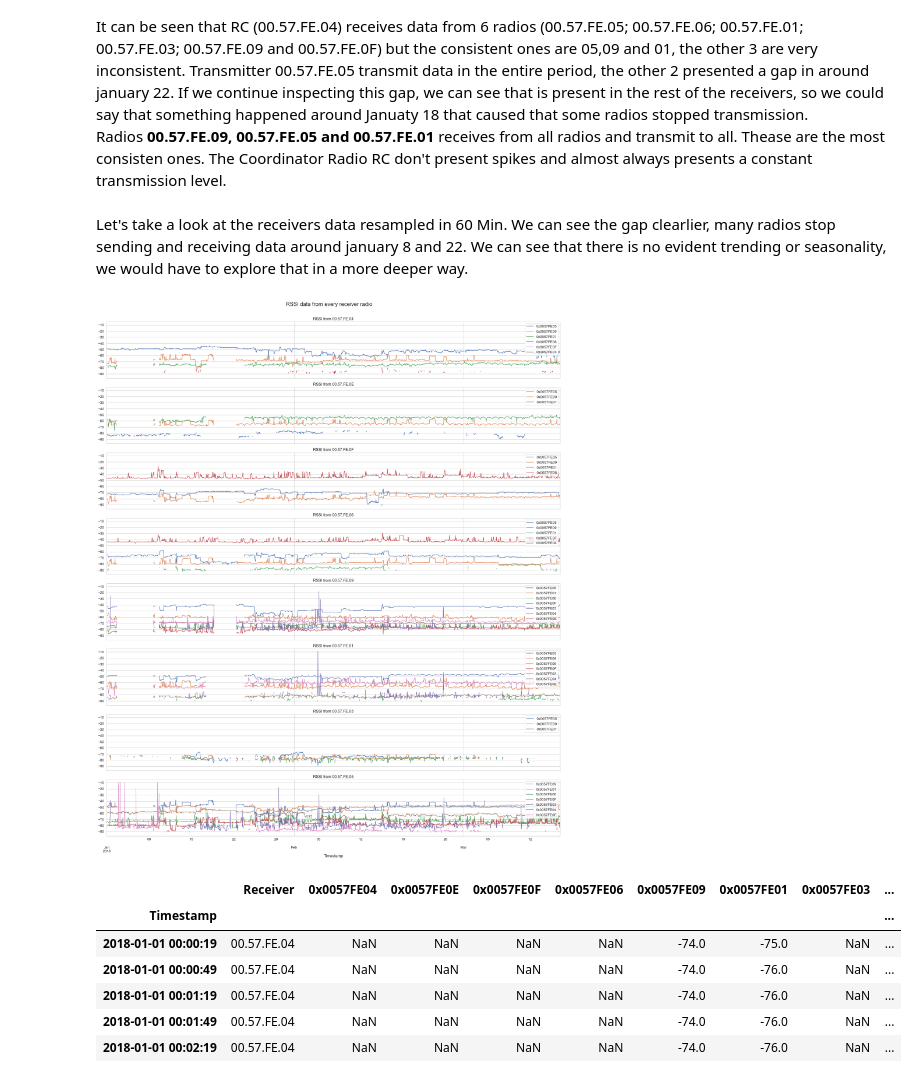
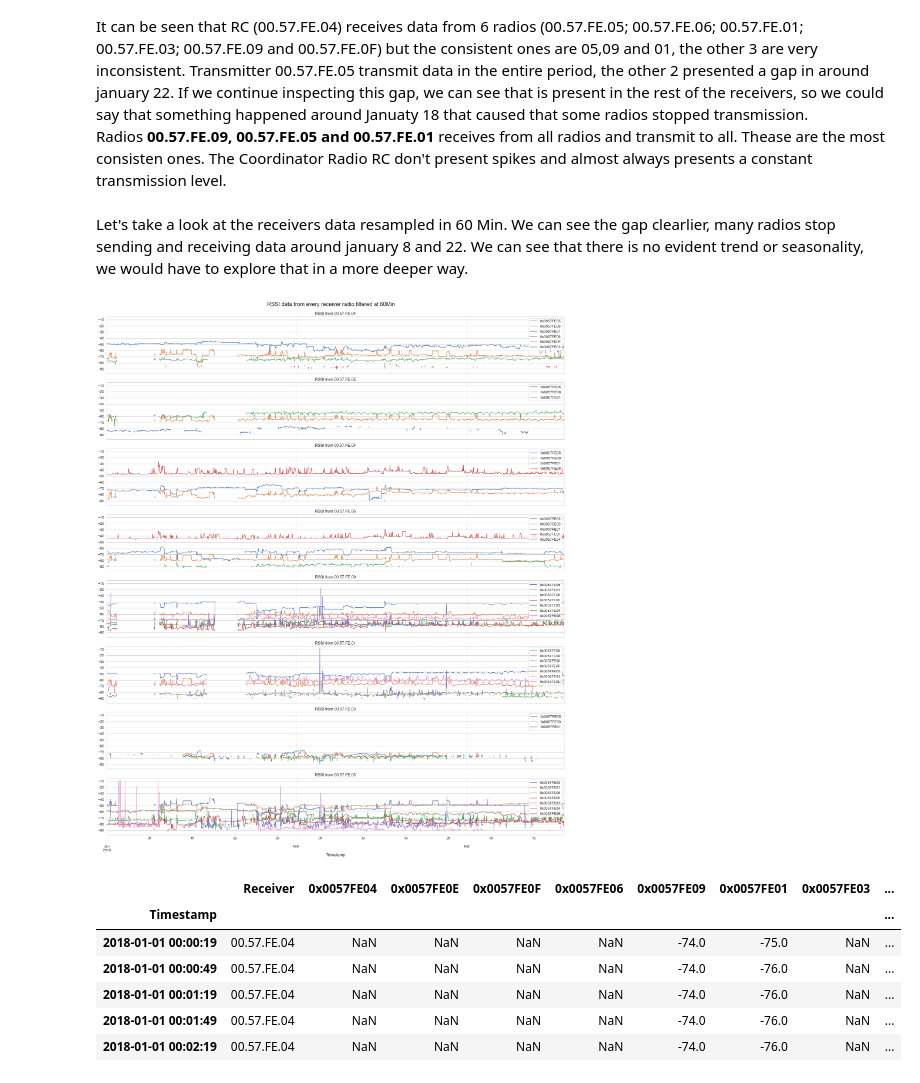
Before and after one commit to Charlie5DH/WSN, a Jupyter notebook: Notebooks/RSSI_Data_Exploration.ipynb, the cells around one changed output. Saved outputs shown, nothing was run; the diff lists cells and outputs as text; code cells hidden in the pictures.

```diff
--- a/Notebooks/RSSI_Data_Exploration.ipynb
+++ b/Notebooks/RSSI_Data_Exploration.ipynb
@@ -189,22 +189,22 @@ We can see RSSI corresponding to every receiver in the specific time frame, ther
 It can be seen that RC (00.57.FE.04) receives data from 6 radios (00.57.FE.05; 00.57.FE.06; 00.57.FE.01; 00.57.FE.03; 00.57.FE.09 and 00.57.FE.0F) but the consistent ones are 05,09 and 01, the other 3 are very inconsistent. Transmitter 00.57.FE.05 transmit data in the entire period, the other 2 presented a gap in around january 22. If we continue inspecting this gap, we can see that is present in the rest of the receivers, so we could say that something happened around Januaty 18 that caused that some radios stopped transmission.<br>
 Radios **00.57.FE.09, 00.57.FE.05 and 00.57.FE.01** receives from all radios and transmit to all. Thease are the most consisten ones. The Coordinator Radio RC don't present spikes and almost always presents a constant transmission level.
 # %% [markdown]
-Let's take a look at the receivers data resampled in 60 Min. We can see the gap clearlier, many radios stop sending and receiving data around january 8 and 22. We can see that there is no evident trending or seasonality, we would have to explore that in a more deeper way.
+Let's take a look at the receivers data resampled in 60 Min. We can see the gap clearlier, many radios stop sending and receiving data around january 8 and 22. We can see that there is no evident trend or seasonality, we would have to explore that in a more deeper way.
 # %%
 resample_time = '60Min'
 
 color=['b','r','m','g','c','orange', 'y', 'grey']
 fig, axes = plt.subplots(nrows=RECEIVERS.shape[0], ncols=1, figsize=(24,28), sharey=True, sharex=True)
-fig.suptitle('RSSI data from every receiver radio', x=0.5, y=1.02, fontsize=20)
+fig.suptitle(t='RSSI data from every receiver radio filtered at {}'.format(resample_time), x=0.5, y=1.01, fontsize=20)
 for ii, ax in zip(RADIOS, axes):
     dff[dff['Receiver']==ii].dropna(axis=1, how='all').resample(resample_time).mean().plot(ax=ax)
     ax.tick_params(labelrotation=0)
     ax.set_yticks(np.arange(-10, -100, step=-10))
     ax.set_title('RSSI from {}'.format(ii))
     ax.legend(loc='upper right')
 plt.tight_layout()
 # %% [output]
-[figure, old version]
+[figure, new version]
 # %%
 dff = add_date_features(dff)
 dff = dff[['Receiver','0x0057FE04', '0x0057FE0E','0x0057FE0F', '0x0057FE06',
```
Also changed, not shown: parts of 3 cells of this notebook.
